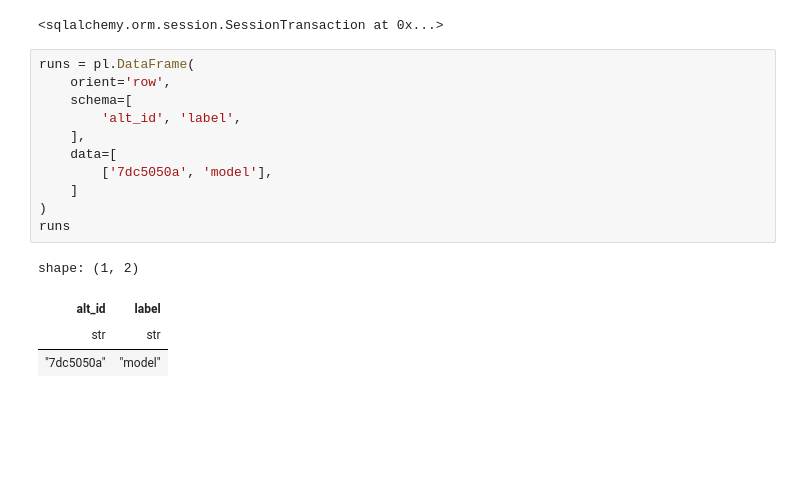
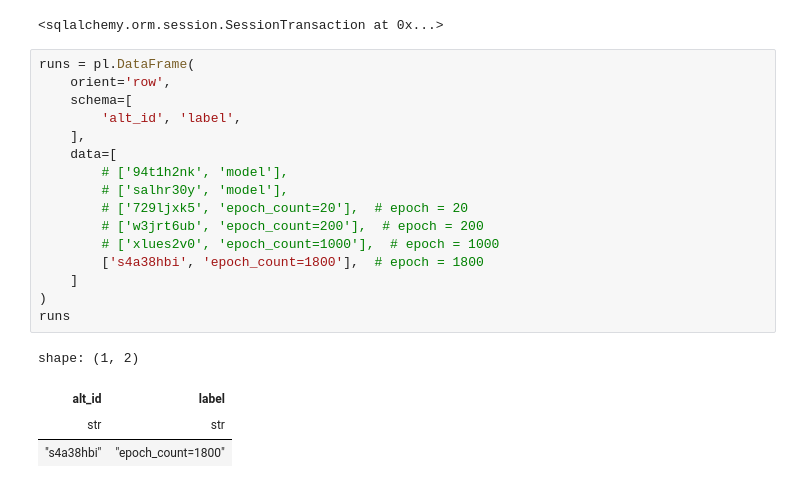
Before and after one commit to reepoi/G-LED, a Jupyter notebook: notebooks/pred_BackwardFacingStep.ipynb, the cells around one changed output. Saved outputs shown, nothing was run; the diff lists cells and outputs as text; blank space fills up the shorter version.

```diff
--- a/notebooks/pred_BackwardFacingStep.ipynb
+++ b/notebooks/pred_BackwardFacingStep.ipynb
@@ -27,17 +30,22 @@ db.begin()
 # %%
 runs = pl.DataFrame(
     orient='row',
     schema=[
         'alt_id', 'label',
     ],
     data=[
-        ['7dc5050a', 'model'],
+        # ['94t1h2nk', 'model'],
+        # ['salhr30y', 'model'],
+        # ['729ljxk5', 'epoch_count=20'],  # epoch = 20
+        # ['w3jrt6ub', 'epoch_count=200'],  # epoch = 200
+        # ['xlues2v0', 'epoch_count=1000'],  # epoch = 1000
+        ['s4a38hbi', 'epoch_count=1800'],  # epoch = 1800
     ]
 )
 runs
 # %% [output]
 shape: (1, 2)
 | alt_id | label |
 | str | str |
-| "7dc5050a" | "model" |
+| "s4a38hbi" | "epoch_count=1800" |
 # %%
```
Also changed, not shown: parts of 9 cells of this notebook.
